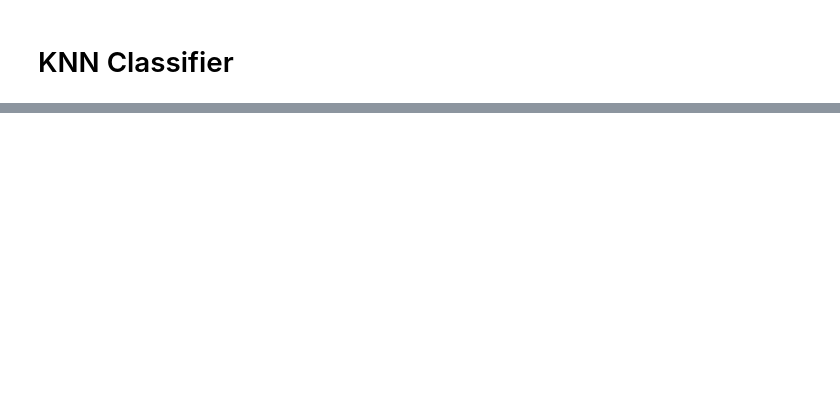
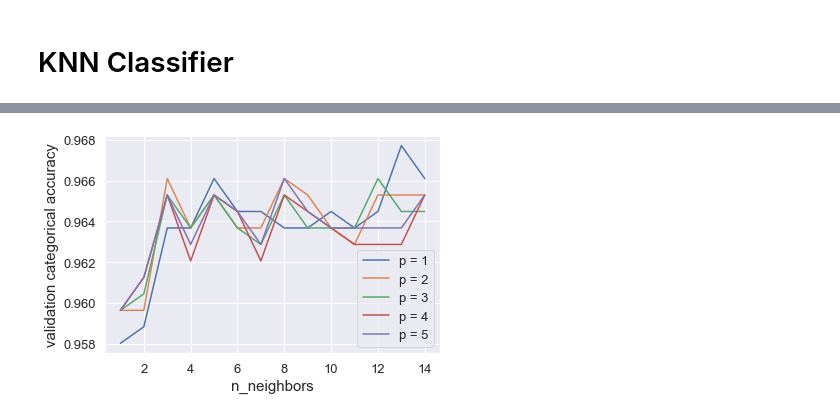
Before and after one commit to Sevla8/CS-7641_Machine-Learning, a Jupyter notebook: SL/scripts/knn.ipynb, the cells around one changed output, grey strips where cells are left out. Drawn from its saved outputs; the diff is of its cells as text; code cells hidden in the pictures; blank space fills up the shorter version.

```diff
--- a/SL/scripts/knn.ipynb
+++ b/SL/scripts/knn.ipynb
@@ -74,0 +110,21 @@ def run(data_set_name):
+# %%
+cd = consolidate_dict_data(
+	dds,
+	consolidate_argx=ddis['n_neighbors'],
+	argx_name='n_neighbors',
+	consolidate_argy=ddis['score_type'],
+	argy_name='score',
+	consolidate_argz=ddis['p'],
+	filters=[(ddis['train_limit'], 2000)]
+)
+plt.figure()
+for a, d in cd.items():
+	plt.plot(d.get('n_neighbors'),d.get('median'), label='p = ' + str(a))
+	plt.fill_between(d.get('n_neighbors'), d.get('mean') - d.get('std'), d.get('mean') + d.get('std'), alpha=0.3)
+plt.ylabel('validation categorical accuracy')
+plt.xlabel('n_neighbors')
+plt.legend()
+plt.savefig("../graphics/knn_gender_neighbors.png")
+plt.show()
+# %% [output]
+[figure, added]
```
Also changed, not shown: parts of 12 cells of this notebook, 34 other files.
